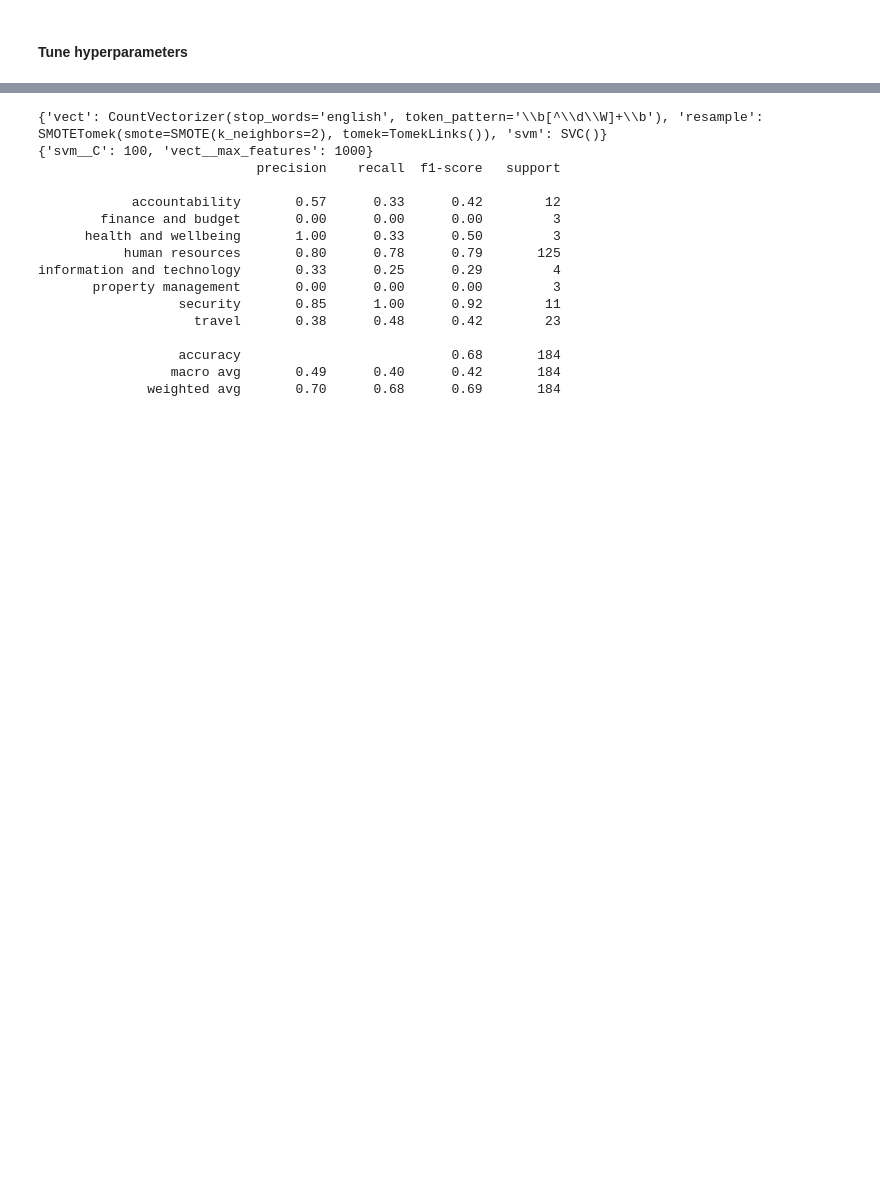
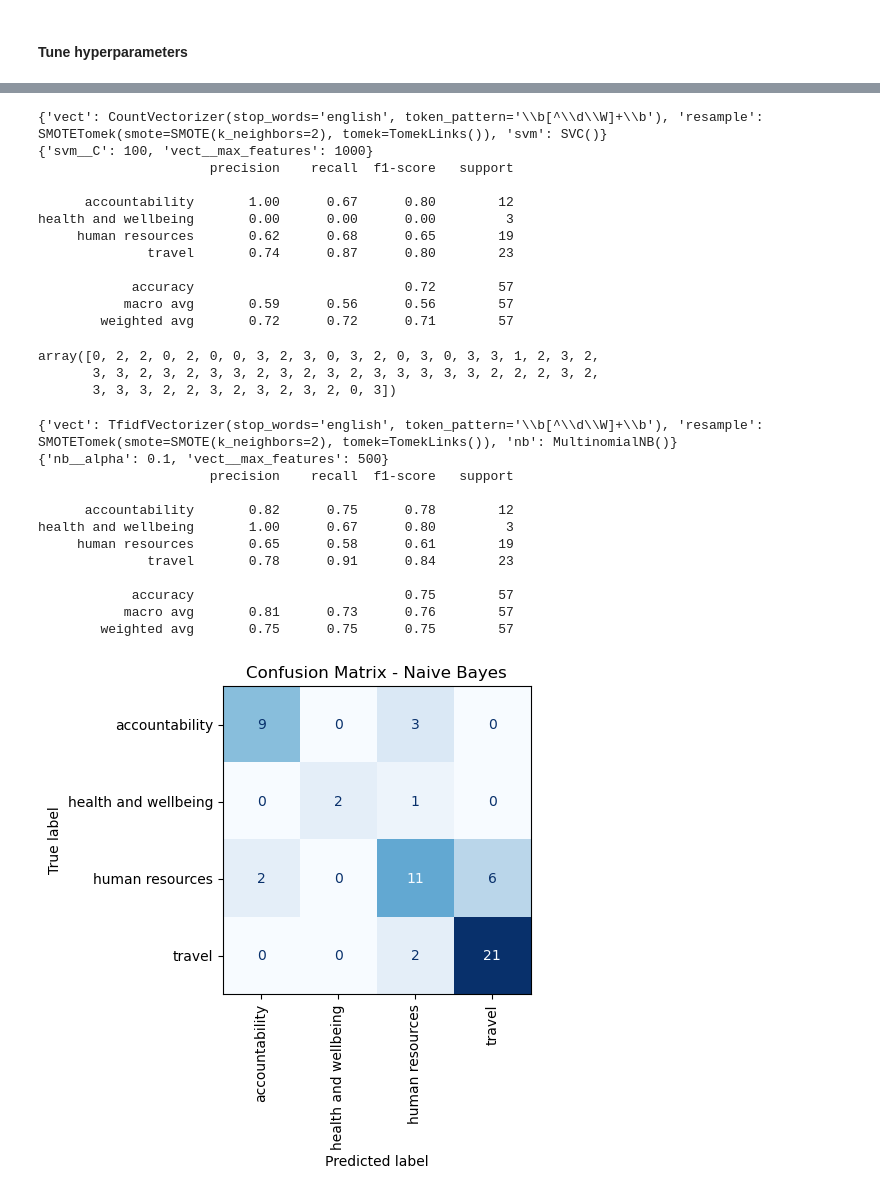
Before and after one commit to cdungca/document-classifier-final, a Jupyter notebook: main.ipynb, the cells around one changed output, grey strips where cells are left out. Drawn from its saved outputs; the diff is of its cells as text; code cells hidden in the pictures; blank space fills up the shorter version.

```diff
--- a/main.ipynb
+++ b/main.ipynb
@@ -310,7 +253,7 @@ y_test = Encoder.fit_transform(y_test)
 # %%
 # Define labels and target names
-labels = [0, 1, 2, 3, 4, 5, 6, 7]
-target_names = ['accountability', 'finance and budget', 'health and wellbeing', 'human resources', 'information and technology', 'property management', 'security', 'travel']
+labels = [0, 1, 2, 3]
+target_names = ['accountability', 'health and wellbeing', 'human resources', 'travel']
 # %%
 # Define Pipelines using CountVectorizer
 
@@ -376,6 +319,7 @@ def train_eval_model(pipeline, X_train, y_train, X_test, y_test, target_names, l
     y_pred = pipeline.predict(X_test)
     print(pipeline.named_steps)
     print(classification_report(y_test, y_pred, target_names=target_names, labels=labels))
+    return y_pred
 # %%
 # Function to train and tune models
 def train_tune_model(pipeline, X_train, y_train, X_test, y_test, target_names, labels, param_grid):
@@ -385,6 +329,17 @@ def train_tune_model(pipeline, X_train, y_train, X_test, y_test, target_names, l
     print(pipeline.named_steps)
     print(grid.best_params_)
     print(classification_report(y_test, y_pred, target_names=target_names, labels=labels))
+    return y_pred
+# %%
+# Function to confusion matrix
+def show_conf_matrix(y_test, y_pred, labels, title):
+    conf_matrix = confusion_matrix(y_test, y_pred)
+    fig, ax = plt.subplots(figsize=(4, 4))
+    disp = ConfusionMatrixDisplay(confusion_matrix=conf_matrix, display_labels=labels)
+    disp.plot(cmap="Blues", ax=ax, colorbar=False)
+    plt.title(title)
+    plt.xticks(rotation=90)
+    plt.show()
 # %% [markdown]
 ### Evaluate models using CountVectorizer for feature extraction
 # %% [markdown]
@@ -655,17 +597,34 @@ train_tune_model(cvect_svm_pipeline, X_train, y_train, X_test, y_test, target_na
 # %% [output]
 {'vect': CountVectorizer(stop_words='english', token_pattern='\\b[^\\d\\W]+\\b'), 'resample': SMOTETomek(smote=SMOTE(k_neighbors=2), tomek=TomekLinks()), 'svm': SVC()}
 {'svm__C': 100, 'vect__max_features': 1000}
-                            precision    recall  f1-score   support
+                      precision    recall  f1-score   support
 
-            accountability       0.57      0.33      0.42        12
-        finance and budget       0.00      0.00      0.00         3
-      health and wellbeing       1.00      0.33      0.50         3
-           human resources       0.80      0.78      0.79       125
-information and technology       0.33      0.25      0.29         4
-       property management       0.00      0.00      0.00         3
-                  security       0.85      1.00      0.92        11
-                    travel       0.38      0.48      0.42        23
+      accountability       1.00      0.67      0.80        12
+health and wellbeing       0.00      0.00      0.00         3
+     human resources       0.62      0.68      0.65        19
+              travel       0.74      0.87      0.80        23
 
-                  accuracy                           0.68       184
-                 macro avg       0.49      0.40      0.42       184
-              weighted avg       0.70      0.68      0.69       184
+            accuracy                           0.72        57
+           macro avg       0.59      0.56      0.56        57
+        weighted avg       0.72      0.72      0.71        57
+array([0, 2, 2, 0, 2, 0, 0, 3, 2, 3, 0, 3, 2, 0, 3, 0, 3, 3, 1, 2, 3, 2,
+       3, 3, 2, 3, 2, 3, 3, 2, 3, 2, 3, 2, 3, 3, 3, 3, 3, 2, 2, 2, 3, 2,
+       3, 3, 3, 2, 2, 3, 2, 3, 2, 3, 2, 0, 3])
+# %%
+show_conf_matrix(y_test, \
+    train_tune_model(tvect_nb_pipeline, X_train, y_train, X_test, y_test, target_names, labels, nb_param), \
+        target_names, 'Confusion Matrix - Naive Bayes')
+# %% [output]
+{'vect': TfidfVectorizer(stop_words='english', token_pattern='\\b[^\\d\\W]+\\b'), 'resample': SMOTETomek(smote=SMOTE(k_neighbors=2), tomek=TomekLinks()), 'nb': MultinomialNB()}
+{'nb__alpha': 0.1, 'vect__max_features': 500}
+                      precision    recall  f1-score   support
+
+      accountability       0.82      0.75      0.78        12
+health and wellbeing       1.00      0.67      0.80         3
+     human resources       0.65      0.58      0.61        19
+              travel       0.78      0.91      0.84        23
+
+            accuracy                           0.75        57
+           macro avg       0.81      0.73      0.76        57
+        weighted avg       0.75      0.75      0.75        57
+[figure, added]
```
Also changed, not shown: parts of 29 cells of this notebook, 8 other files.
